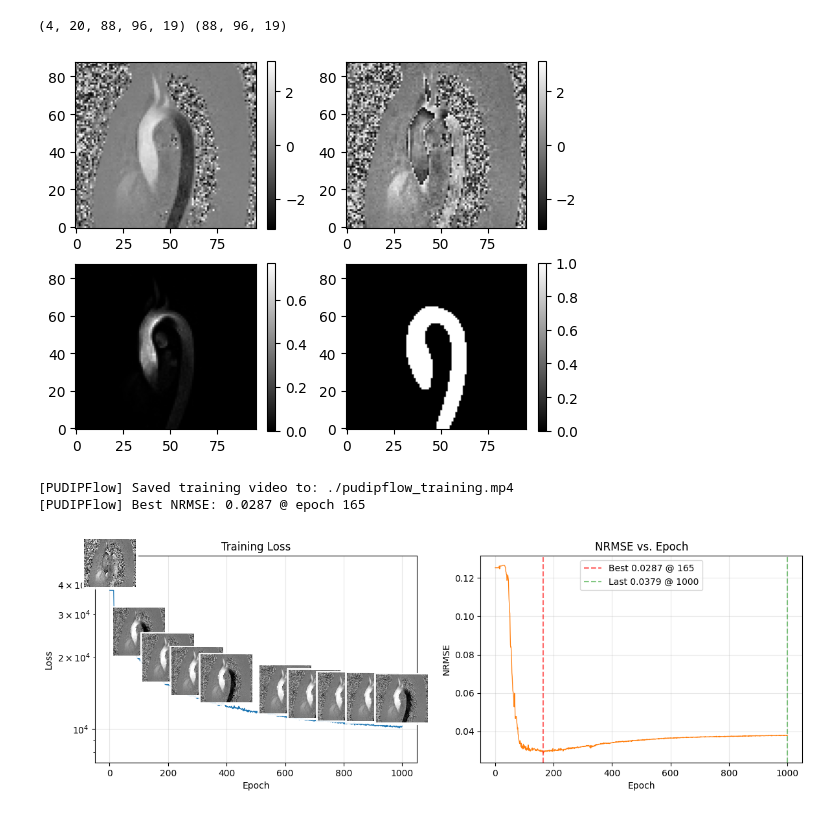
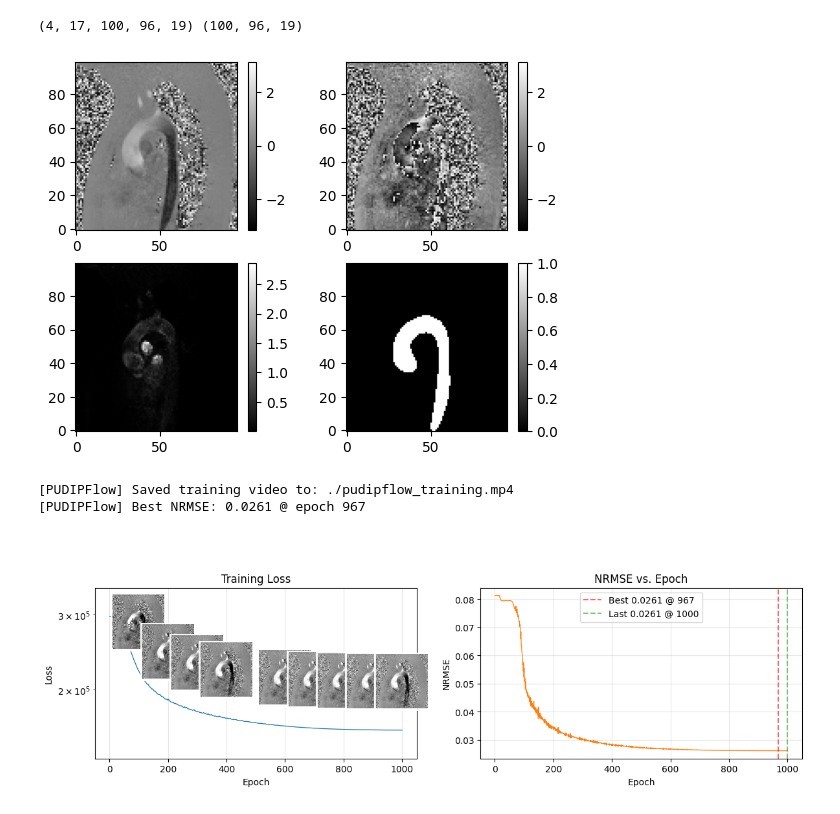
Before and after one commit to AssociatedPrimeIdeal/PUDIP-Flow, a Jupyter notebook: test.ipynb, the cells around one changed output. Cells and saved outputs as stored; diff of their text form; code cells hidden in the pictures.

```diff
--- a/test.ipynb
+++ b/test.ipynb
@@ -15,10 +15,11 @@ SPE, PE, FE = segmask.shape
 
 img_gt = np.transpose(img_gt, (0,1,4,3,2))
 segmask = np.transpose(segmask, (2, 1, 0))
-VENC  = 150
+VENC  = np.array([150, 150, 150])
+res  = np.array([2.5, 2.5, 2.5])
 print(img_gt.shape, segmask.shape)
 # %% [output]
-(4, 20, 88, 96, 19) (88, 96, 19)
+(4, 17, 100, 96, 19) (100, 96, 19)
 # %%
 def complex2magflow(img):
     mag = np.mean(np.abs(img), axis=0)
@@ -31,32 +32,31 @@ def wrapflow(flow, fold):
 def magflow(flow):
     return np.sqrt(np.sum(flow**2, axis=0))
 # %%
-fold = 3 # 150 -> 50
-
-Nv, Nt, FE, PE, SPE = img_gt.shape
+fold = 5 # 150 -> 50
 
 mag_gt, flow_gt = complex2magflow(img_gt)
 flow_wrapped = wrapflow(flow_gt, fold=fold)
+Nv, Nt, FE, PE, SPE = flow_gt.shape
 
 alpha = 1
-pcmra = mag_gt * magflow(flow_gt)
+pcmra = mag_gt * magflow(flow_wrapped)
 weightmask = np.std(pcmra, axis=0)**alpha * pcmra
 weightmask = weightmask[None]
 showt = 3
 showv = 0
 showz = SPE // 2 + 2
 plt.subplot(221)
 plt.imshow(flow_gt[showv,showt, :, :, showz], cmap='gray', origin='lower')
 plt.colorbar()
 plt.subplot(222)
 plt.imshow(flow_wrapped[showv,showt, :, :, showz], cmap='gray', origin='lower')
 plt.colorbar()
 plt.subplot(223)
 plt.imshow(weightmask[0,3, :, :, showz], cmap='gray', origin='lower')
 plt.colorbar()
 plt.subplot(224)
 plt.imshow(segmask[:, :, showz], cmap='gray', origin='lower')
 plt.colorbar()
 plt.show()
 # %% [output]
-[figure, old version]
+[figure, new version]
@@ -75,25 +63,43 @@ unwrapper = PUDIPFlow(
 # %%
+unwrapper = PUDIPFlow(
+    venc=VENC / fold,
+    level=6,
+    features=128,
+    input_depth=128,
+    lr=1e-3,
+    num_iter=1000,
+    tv_weights=(1.0, 1.0, 1.0, 1.0),
+    loss_type='l1',
+    device="cuda:0",
+    lr_scheduler="cosine",
+    div_weight=0.0,
+    spacing=(res[0], res[1], res[2]),
+    # reshape_mode= "bt_as_batch",
+    reshape_mode= "bt_as_channel",
+)
+
 result, history = unwrapper.run(
-    wrapped_data=flow_wrapped[showv:showv+1],
-    weightmask=weightmask,
-    gt=flow_gt[showv:showv+1] / np.pi * 150,
-    segmask=segmask,
-    plot=True,
-    snapshot_every=100,
-    max_snapshots=10,
-    snapshot_cmap="gray",
-    plot_figsize=12,
-    showv=showv,
-    showt=showt,
-    showz=showz,
-    video_every=10,
-    save_video=True,
-    video_path="./pudipflow_training.mp4",
-    video_fps=12,
-    video_dpi=120,
-    video_cmap="gray",
-)
+        wrapped_data=flow_wrapped,
+        weightmask=np.repeat(weightmask, repeats=(Nv), axis=0),
+        # weightmask=segmask,
+        gt=flow_gt / np.pi * VENC[:, None,None,None,None],
+        segmask=segmask,
+        plot=True,
+        snapshot_every=100,
+        max_snapshots=10,
+        snapshot_cmap="gray",
+        plot_figsize=12,
+        showv=showv,
+        showt=showt,
+        showz=showz,
+        video_every=10,
+        save_video=True,
+        video_path="./pudipflow_training.mp4",
+        video_fps=12,
+        video_dpi=120,
+        video_cmap="gray",
+    )
 # %% [output]
 [PUDIPFlow] Saved training video to: ./pudipflow_training.mp4
-[PUDIPFlow] Best NRMSE: 0.0287 @ epoch 165
+[PUDIPFlow] Best NRMSE: 0.0261 @ epoch 967
-[figure, old version]
+[figure, new version]
```
Also changed, not shown: parts of 1 cell of this notebook, 5 other files.
